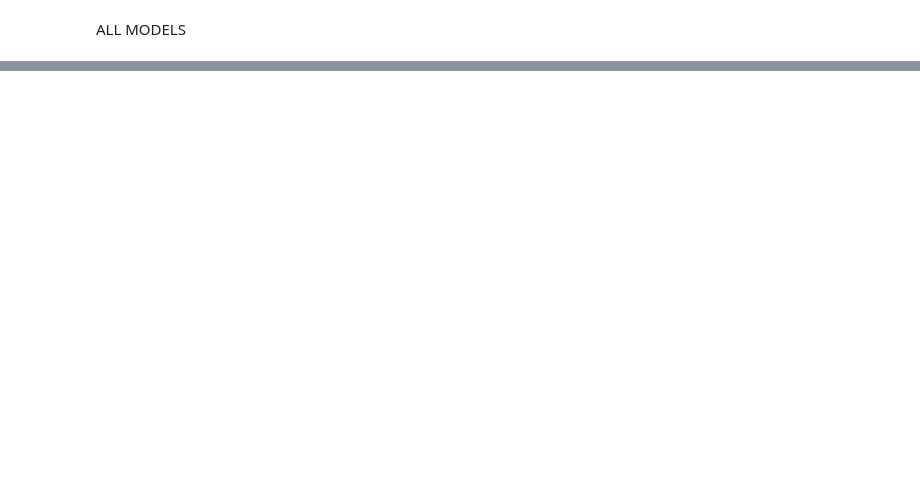
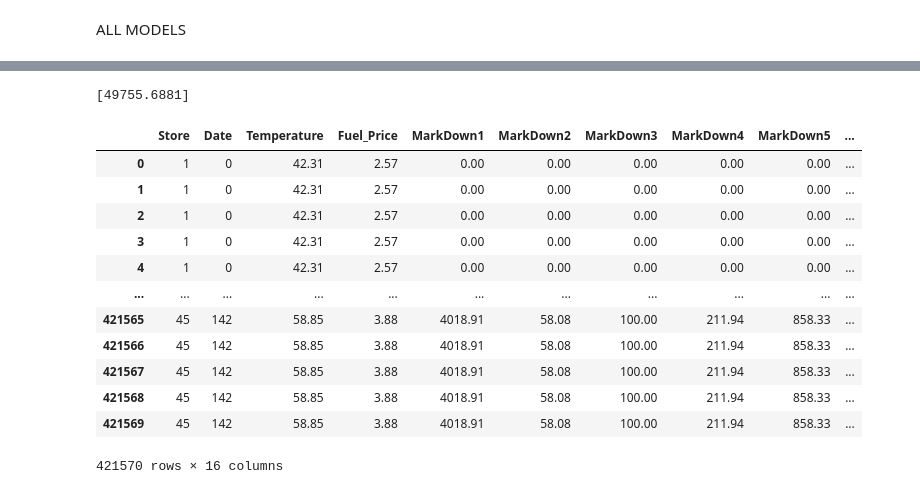
Before and after one commit to Swathi-Thandavarayan/STORE-DATA-PREDICTION, a Jupyter notebook: STORE_DATA_PREDICTION.ipynb, the cells around one changed output, grey strips where cells are left out. Drawn from its saved outputs; the diff is of its cells as text; code cells hidden in the pictures; blank space fills up the shorter version.

```diff
--- a/STORE_DATA_PREDICTION.ipynb
+++ b/STORE_DATA_PREDICTION.ipynb
@@ -1107,0 +1161,22 @@ ALL MODELS
+# %%
+input_data = [[0,1, 0,45,3,0,0,0,0,0,200,8,1,1,151315]]
+predictions = RFR_model.predict(input_data)
+print(predictions)
+# %% [output]
+[49755.6881]
+# %%
+stores_data
+# %% [output]
+|  | Store | Date | Temperature | Fuel_Price | MarkDown1 | MarkDown2 | MarkDown3 | MarkDown4 | MarkDown5 | ... |
+| 0 | 1 | 0 | 42.31 | 2.57 | 0.00 | 0.00 | 0.00 | 0.00 | 0.00 | ... |
+| 1 | 1 | 0 | 42.31 | 2.57 | 0.00 | 0.00 | 0.00 | 0.00 | 0.00 | ... |
+| 2 | 1 | 0 | 42.31 | 2.57 | 0.00 | 0.00 | 0.00 | 0.00 | 0.00 | ... |
+| 3 | 1 | 0 | 42.31 | 2.57 | 0.00 | 0.00 | 0.00 | 0.00 | 0.00 | ... |
+| 4 | 1 | 0 | 42.31 | 2.57 | 0.00 | 0.00 | 0.00 | 0.00 | 0.00 | ... |
+| ... | ... | ... | ... | ... | ... | ... | ... | ... | ... | ... |
+| 421565 | 45 | 142 | 58.85 | 3.88 | 4018.91 | 58.08 | 100.00 | 211.94 | 858.33 | ... |
+| 421566 | 45 | 142 | 58.85 | 3.88 | 4018.91 | 58.08 | 100.00 | 211.94 | 858.33 | ... |
+| 421567 | 45 | 142 | 58.85 | 3.88 | 4018.91 | 58.08 | 100.00 | 211.94 | 858.33 | ... |
+| 421568 | 45 | 142 | 58.85 | 3.88 | 4018.91 | 58.08 | 100.00 | 211.94 | 858.33 | ... |
+| 421569 | 45 | 142 | 58.85 | 3.88 | 4018.91 | 58.08 | 100.00 | 211.94 | 858.33 | ... |
+421570 rows × 16 columns
```
Also changed, not shown: parts of 15 cells of this notebook.
